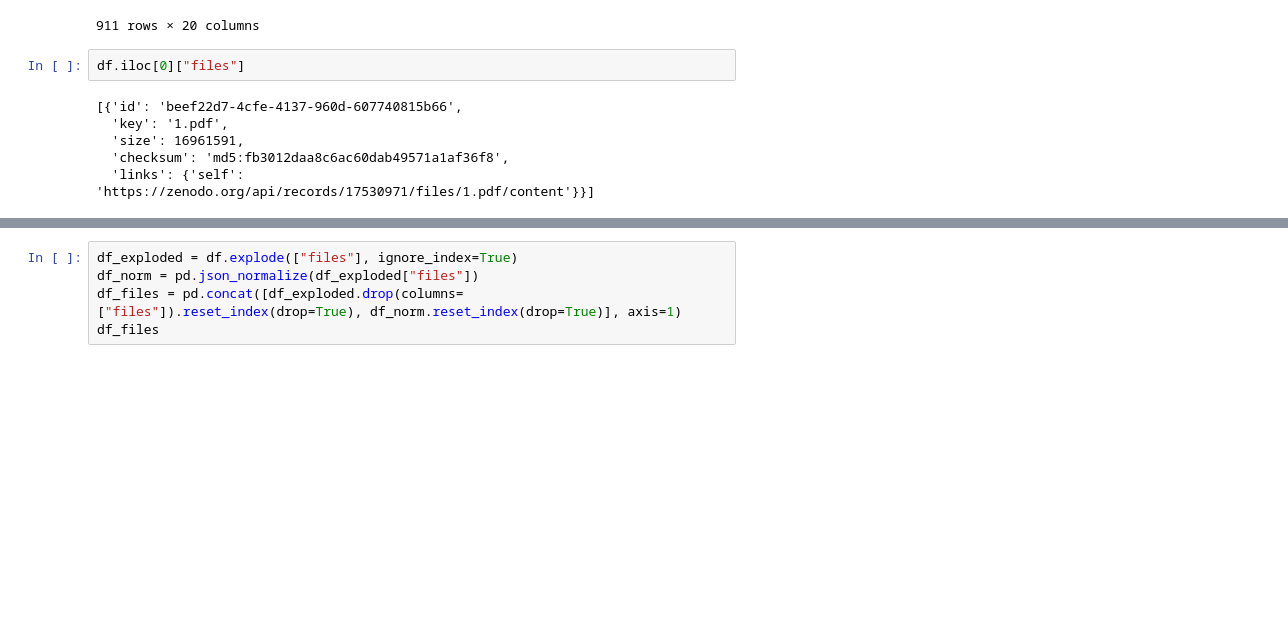
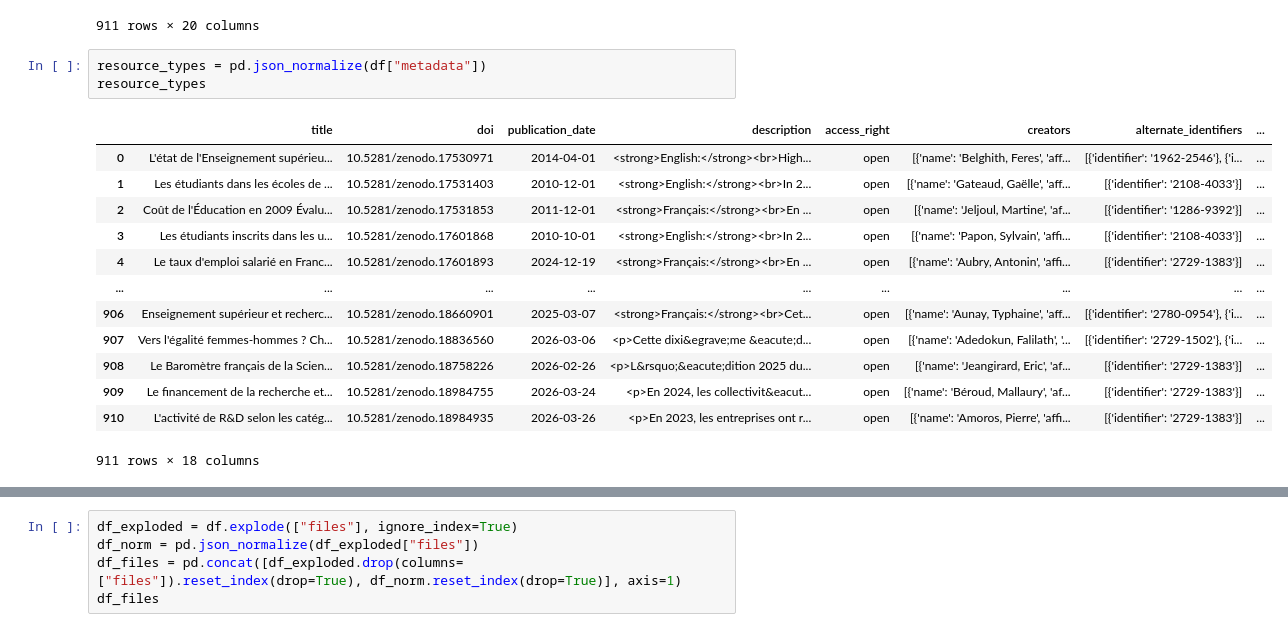
Before and after one commit to dataesr/flash-rag, a Jupyter notebook: explore.ipynb, the cells around one changed output, grey strips where cells are left out. Saved outputs shown, nothing was run; the diff lists cells and outputs as text; blank space fills up the shorter version.

```diff
--- a/explore.ipynb
+++ b/explore.ipynb
@@ -115,10 +115,19 @@ df
 | 910 | 1774604730042 | 2026-03-27 09:45:30.647 | 18984935 | 18984934 | 10.5281/zenodo.18984935 | 10.5281/zenodo.18984934 | https://doi.org/10.5281/zenodo.18... | {'title': 'L'activité de R&D selo... | L'activité de R&D selon les catég... | {'self': 'https://zenodo.org/api/... | ... |
 911 rows × 20 columns
 # %%
-df.iloc[0]["files"]
+resource_types = pd.json_normalize(df["metadata"])
+resource_types
 # %% [output]
+|  | title | doi | publication_date | description | access_right | creators | alternate_identifiers | ... |
+| 0 | L'état de l'Enseignement supérieu... | 10.5281/zenodo.17530971 | 2014-04-01 | <strong>English:</strong><br>High... | open | [{'name': 'Belghith, Feres', 'aff... | [{'identifier': '1962-2546'}, {'i... | ... |
+| 1 | Les étudiants dans les écoles de ... | 10.5281/zenodo.17531403 | 2010-12-01 | <strong>English:</strong><br>In 2... | open | [{'name': 'Gateaud, Gaëlle', 'aff... | [{'identifier': '2108-4033'}] | ... |
+| 2 | Coût de l'Éducation en 2009 Évalu... | 10.5281/zenodo.17531853 | 2011-12-01 | <strong>Français:</strong><br>En ... | open | [{'name': 'Jeljoul, Martine', 'af... | [{'identifier': '1286-9392'}] | ... |
+| 3 | Les étudiants inscrits dans les u... | 10.5281/zenodo.17601868 | 2010-10-01 | <strong>English:</strong><br>In 2... | open | [{'name': 'Papon, Sylvain', 'affi... | [{'identifier': '2108-4033'}] | ... |
+| 4 | Le taux d'emploi salarié en Franc... | 10.5281/zenodo.17601893 | 2024-12-19 | <strong>Français:</strong><br>En ... | open | [{'name': 'Aubry, Antonin', 'affi... | [{'identifier': '2729-1383'}] | ... |
+| ... | ... | ... | ... | ... | ... | ... | ... | ... |
+| 906 | Enseignement supérieur et recherc... | 10.5281/zenodo.18660901 | 2025-03-07 | <strong>Français:</strong><br>Cet... | open | [{'name': 'Aunay, Typhaine', 'aff... | [{'identifier': '2780-0954'}, {'i... | ... |
+| 907 | Vers l'égalité femmes-hommes ? Ch... | 10.5281/zenodo.18836560 | 2026-03-06 | <p>Cette dixi&egrave;me &eacute;d... | open | [{'name': 'Adedokun, Falilath', '... | [{'identifier': '2729-1502'}, {'i... | ... |
+| 908 | Le Baromètre français de la Scien... | 10.5281/zenodo.18758226 | 2026-02-26 | <p>L&rsquo;&eacute;dition 2025 du... | open | [{'name': 'Jeangirard, Eric', 'af... | [{'identifier': '2729-1383'}] | ... |
+| 909 | Le financement de la recherche et... | 10.5281/zenodo.18984755 | 2026-03-24 | <p>En 2024, les collectivit&eacut... | open | [{'name': 'Béroud, Mallaury', 'af... | [{'identifier': '2729-1383'}] | ... |
+| 910 | L'activité de R&D selon les catég... | 10.5281/zenodo.18984935 | 2026-03-26 | <p>En 2023, les entreprises ont r... | open | [{'name': 'Amoros, Pierre', 'affi... | [{'identifier': '2729-1383'}] | ... |
-[{'id': 'beef22d7-4cfe-4137-960d-607740815b66',
-  'key': '1.pdf',
-  'size': 16961591,
-  'checksum': 'md5:fb3012daa8c6ac60dab49571a1af36f8',
-  'links': {'self': 'https://zenodo.org/api/records/17530971/files/1.pdf/content'}}]
+911 rows × 18 columns
```
Also changed, not shown: parts of 4 cells of this notebook, 8 other files.
